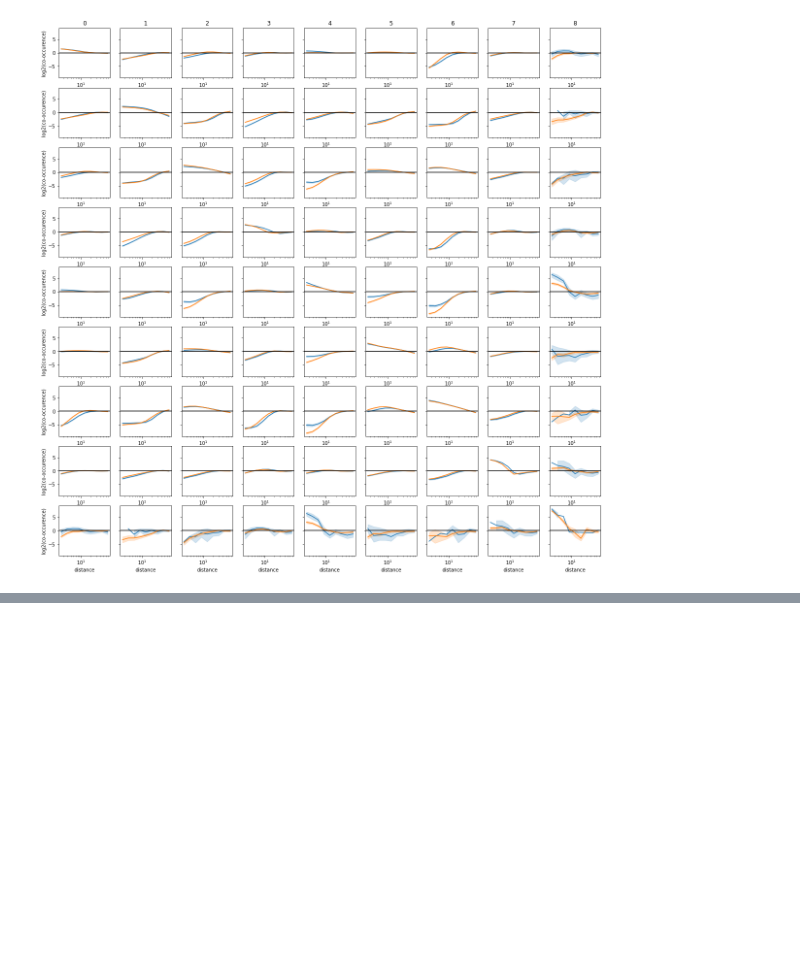
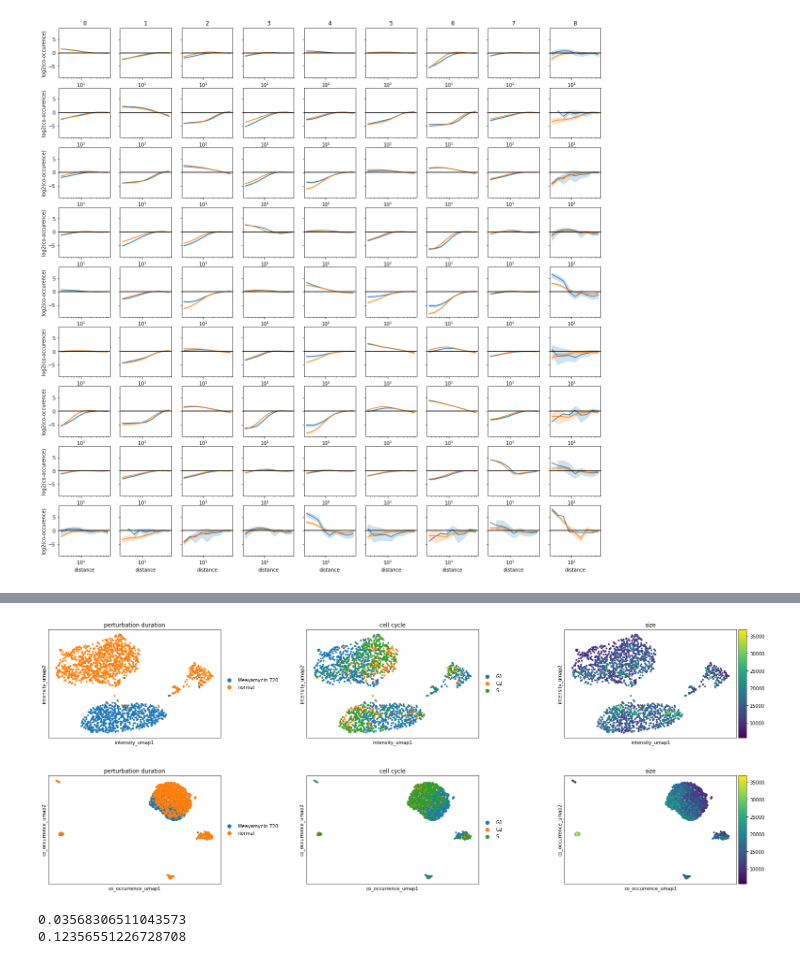
Before and after one commit to theislab/campa, a Jupyter notebook: notebooks/extract_features.ipynb, the cells around one changed output, grey strips where cells are left out. Saved outputs shown, nothing was run; the diff lists cells and outputs as text; code cells hidden in the pictures; blank space fills up the shorter version.

```diff
--- a/notebooks/extract_features.ipynb
+++ b/notebooks/extract_features.ipynb
@@ -120,0 +264,7 @@ fig, axes = plot_co_occurrence_grid(adata, condition, condition_values, legend=F
+# %%
+exp = Experiment.from_dir('test/CondVAE_pert-CC')
+# load and concat all adatas
+extrs = [FeatureExtractor.from_adata(os.path.join(exp.full_path, 'aggregated/full_data', data_dir, 'features.h5ad')) for data_dir in exp.data_params['data_dirs']]
+
+# get combined adata
+adata = ad.concat([extr.adata for extr in extrs], index_unique='-', uns_merge='same')
@@ -120,0 +285,25 @@ fig, axes = plot_co_occurrence_grid(adata, condition, condition_values, legend=F
+# %%
+calc_co_occ_knn(adata, key_added='co_occurrence')
+adata.obsm['X_co_occurrence_umap'] = sc.tl.umap(adata, neighbors_key='co_occurrence', copy=True).obsm['X_umap']
+# %%
+calc_intensity_knn(adata, key_added='intensity')
+adata.obsm['X_intensity_umap'] = sc.tl.umap(adata, neighbors_key='intensity', copy=True).obsm['X_umap']
+# %%
+adata.obs['size'] = adata.obsm['size']['all']
+sc.pl.scatter(adata, basis='intensity_umap', color=['perturbation_duration', 'cell_cycle', 'size'])
+sc.pl.scatter(adata, basis='co_occurrence_umap', color=['perturbation_duration', 'cell_cycle', 'size'])
+# %% [output]
+[figure, added]
+[figure, added]
+# %%
+from sklearn.metrics import silhouette_score
+# calculate silhouette score
+key = 'co_occurrence'
+distances = (adata.uns['co_occurence_params']['interval'][:-1] + adata.uns['co_occurence_params']['interval'][1:]) / 2
+distances = np.tile(distances/np.mean(distances), int(adata.obsm[key].shape[1] / len(distances)))
+print(silhouette_score(adata.obsm[key], labels=adata.obs['perturbation_duration'], metric=cityblock, w=distances))
+
+print(silhouette_score(adata.obsm['intensity'], labels=adata.obs['perturbation_duration'], metric='l1'))
+# %% [output]
+0.03568306511043573
+0.12356551226728708
```
Also changed, not shown: parts of 12 cells of this notebook.
